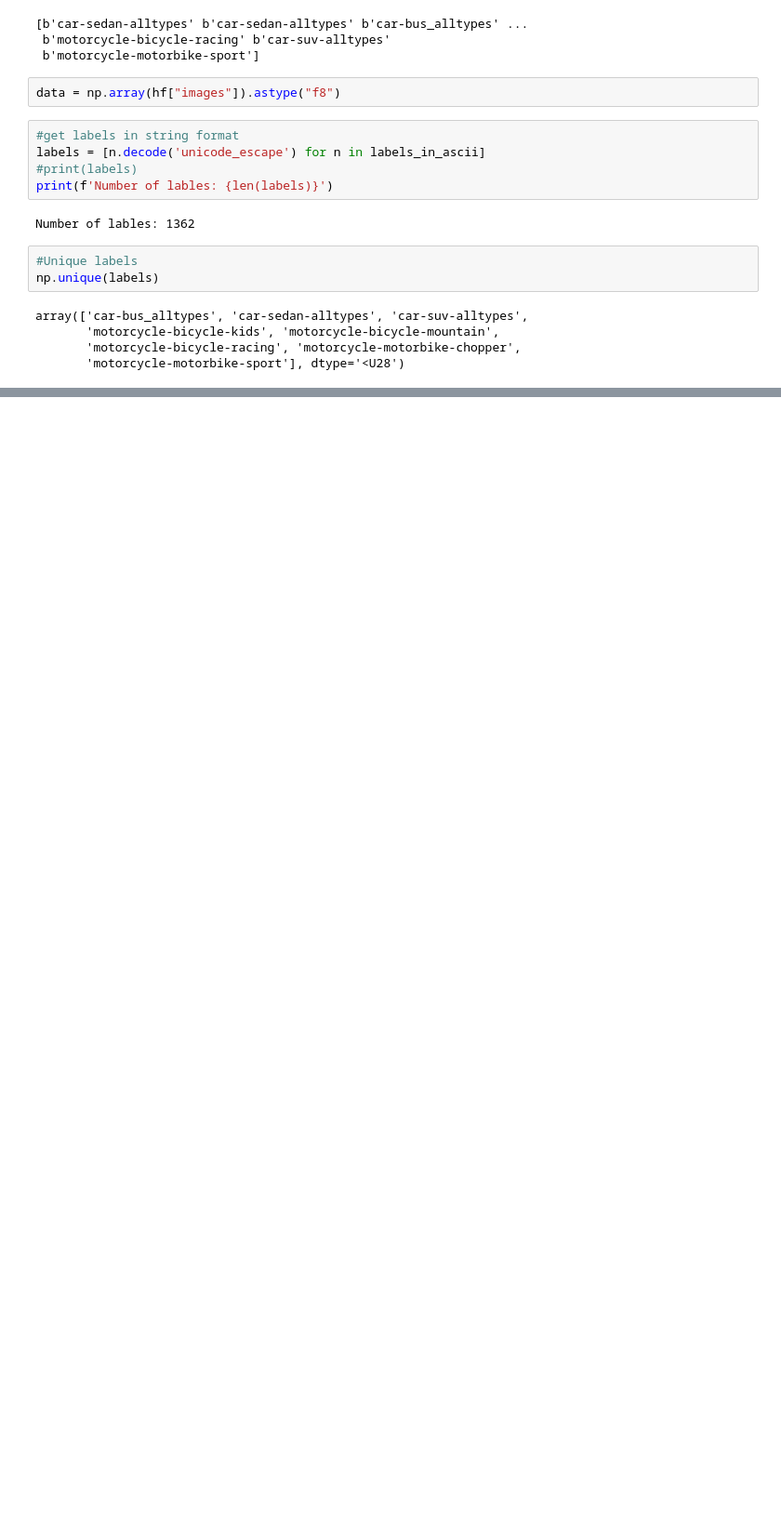
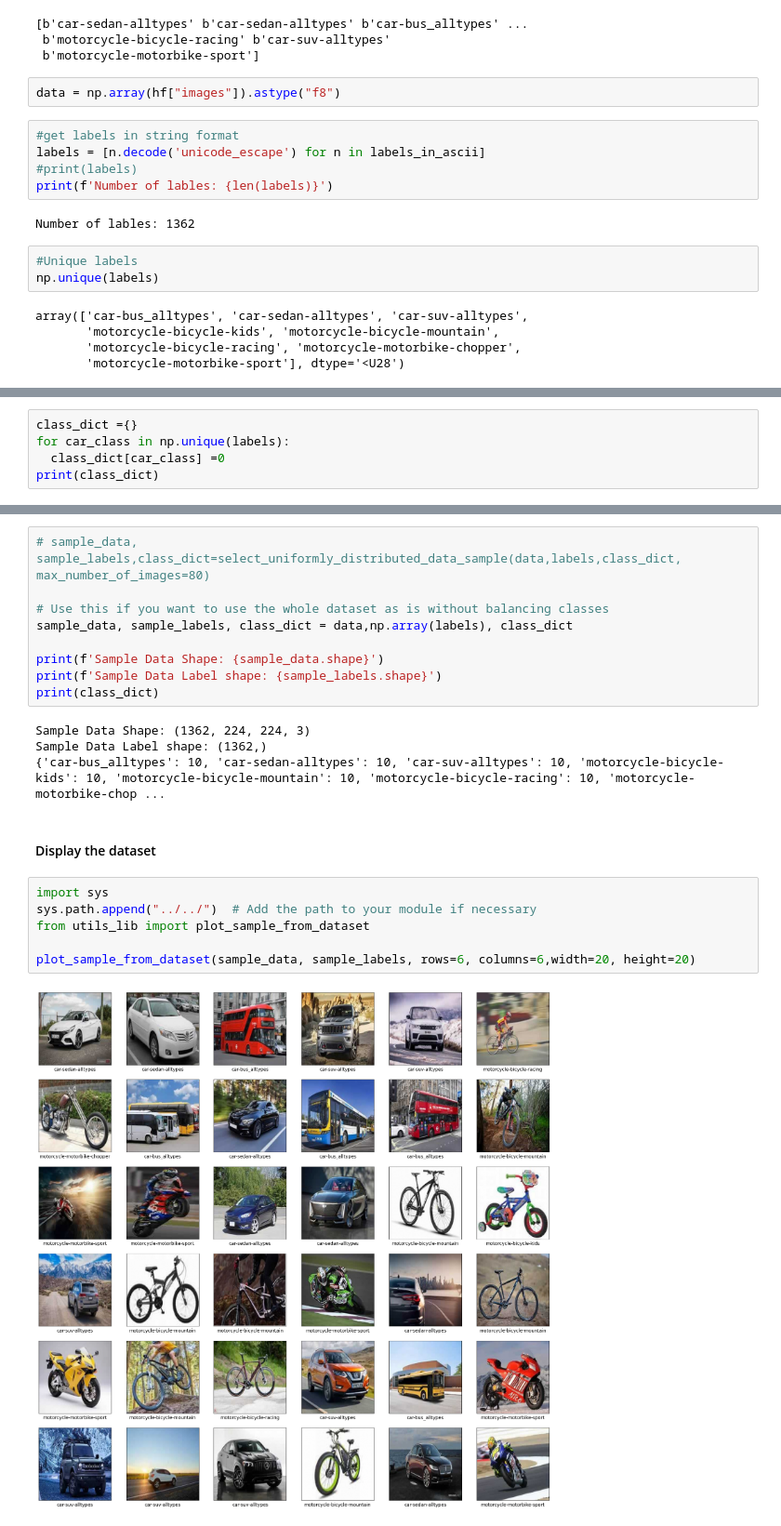
Before and after one commit to f-ssemwanga/vehicle-classification, a Jupyter notebook: deep-learning-project-Structure/02-prepare-dataset/02_split_train_dev_test_car_dataset.ipynb, the cells around one changed output, grey strips where cells are left out. Shown at 93% size. Drawn from its saved outputs; the diff is of its cells as text; blank space fills up the shorter version.

Commit message:
completed splitting the data into test, train and dev

```diff
--- a/deep-learning-project-Structure/02-prepare-dataset/02_split_train_dev_test_car_dataset.ipynb
+++ b/deep-learning-project-Structure/02-prepare-dataset/02_split_train_dev_test_car_dataset.ipynb
@@ -68,0 +89,5 @@ array(['car-bus_alltypes', 'car-sedan-alltypes', 'car-suv-alltypes',
+# %%
+class_dict ={}
+for car_class in np.unique(labels):
+  class_dict[car_class] =0
+print(class_dict)
@@ -68,0 +96,23 @@ array(['car-bus_alltypes', 'car-sedan-alltypes', 'car-suv-alltypes',
+# %%
+# sample_data, sample_labels,class_dict=select_uniformly_distributed_data_sample(data,labels,class_dict, max_number_of_images=80)
+
+# Use this if you want to use the whole dataset as is without balancing classes
+sample_data, sample_labels, class_dict = data,np.array(labels), class_dict
+
+print(f'Sample Data Shape: {sample_data.shape}')
+print(f'Sample Data Label shape: {sample_labels.shape}')
+print(class_dict)
+# %% [output]
+Sample Data Shape: (1362, 224, 224, 3)
+Sample Data Label shape: (1362,)
+{'car-bus_alltypes': 10, 'car-sedan-alltypes': 10, 'car-suv-alltypes': 10, 'motorcycle-bicycle-kids': 10, 'motorcycle-bicycle-mountain': 10, 'motorcycle-bicycle-racing': 10, 'motorcycle-motorbike-chop ...
+# %% [markdown]
+#### Display the dataset
+# %%
+import sys
+sys.path.append("../../")  # Add the path to your module if necessary
+from utils_lib import plot_sample_from_dataset
+
+plot_sample_from_dataset(sample_data, sample_labels, rows=6, columns=6,width=20, height=20)
+# %% [output]
+[figure, added]
```
Also changed, not shown: parts of 22 cells of this notebook.
